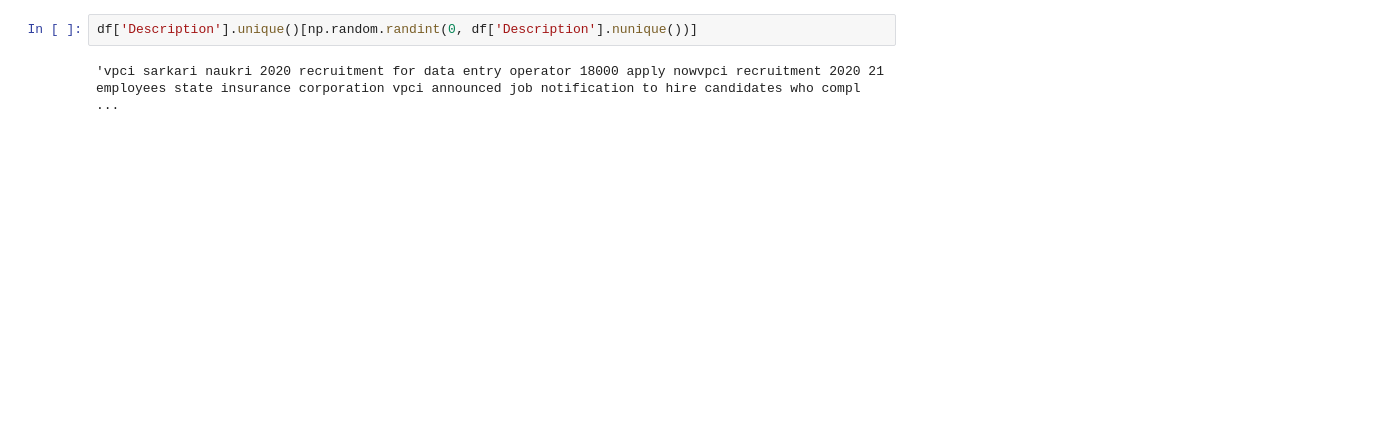
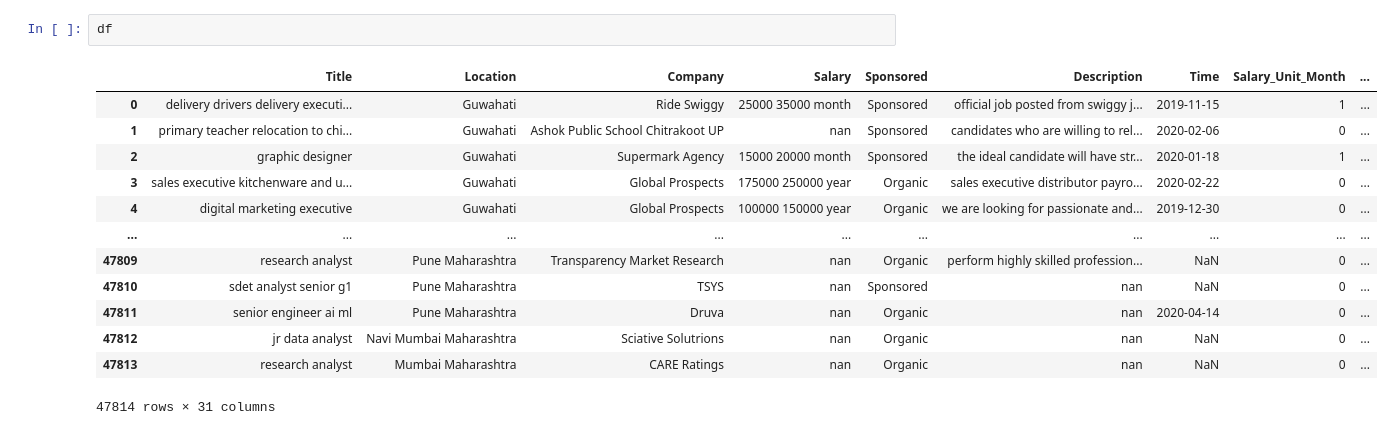
Before and after one commit to alvynabranches/Machine_Learning_With_Job_Data, a Jupyter notebook: try.ipynb, the cells around one changed output. Cells and saved outputs as stored; diff of their text form; blank space fills up the shorter version.

```diff
--- a/try.ipynb
+++ b/try.ipynb
@@ -25,4 +24,16 @@ AttributeError: 'Series' object has no attribute 'find'
-# %%
-df['Description'].unique()[np.random.randint(0, df['Description'].nunique())]
-# %% [output]
-'vpci sarkari naukri 2020 recruitment for data entry operator 18000 apply nowvpci recruitment 2020 21 employees state insurance corporation vpci announced job notification to hire candidates who compl ...
+# %%
+df
+# %% [output]
+|  | Title | Location | Company | Salary | Sponsored | Description | Time | Salary_Unit_Month | ... |
+| 0 | delivery drivers delivery executi... | Guwahati | Ride Swiggy | 25000 35000 month | Sponsored | official job posted from swiggy j... | 2019-11-15 | 1 | ... |
+| 1 | primary teacher relocation to chi... | Guwahati | Ashok Public School Chitrakoot UP | nan | Sponsored | candidates who are willing to rel... | 2020-02-06 | 0 | ... |
+| 2 | graphic designer | Guwahati | Supermark Agency | 15000 20000 month | Sponsored | the ideal candidate will have str... | 2020-01-18 | 1 | ... |
+| 3 | sales executive kitchenware and u... | Guwahati | Global Prospects | 175000 250000 year | Organic | sales executive distributor payro... | 2020-02-22 | 0 | ... |
+| 4 | digital marketing executive | Guwahati | Global Prospects | 100000 150000 year | Organic | we are looking for passionate and... | 2019-12-30 | 0 | ... |
+| ... | ... | ... | ... | ... | ... | ... | ... | ... | ... |
+| 47809 | research analyst | Pune Maharashtra | Transparency Market Research | nan | Organic | perform highly skilled profession... | NaN | 0 | ... |
+| 47810 | sdet analyst senior g1 | Pune Maharashtra | TSYS | nan | Sponsored | nan | NaN | 0 | ... |
+| 47811 | senior engineer ai ml | Pune Maharashtra | Druva | nan | Organic | nan | 2020-04-14 | 0 | ... |
+| 47812 | jr data analyst | Navi Mumbai Maharashtra | Sciative Solutrions | nan | Organic | nan | NaN | 0 | ... |
+| 47813 | research analyst | Mumbai Maharashtra | CARE Ratings | nan | Organic | nan | NaN | 0 | ... |
+47814 rows × 31 columns
```
Also changed, not shown: parts of 6 cells of this notebook, 6 other files.
